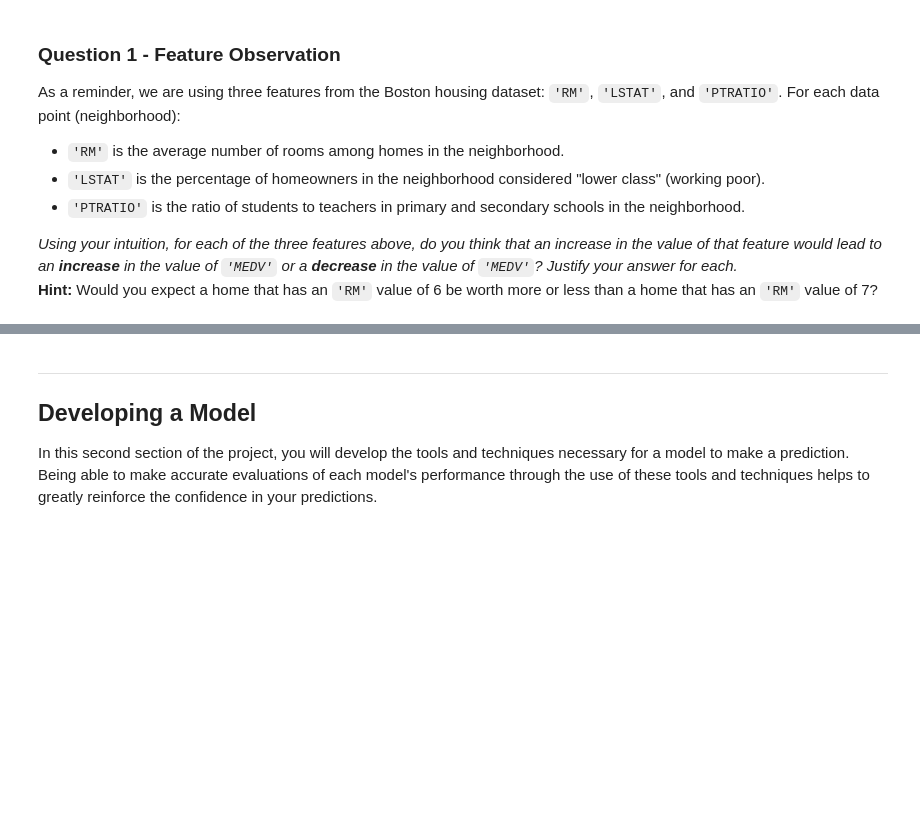
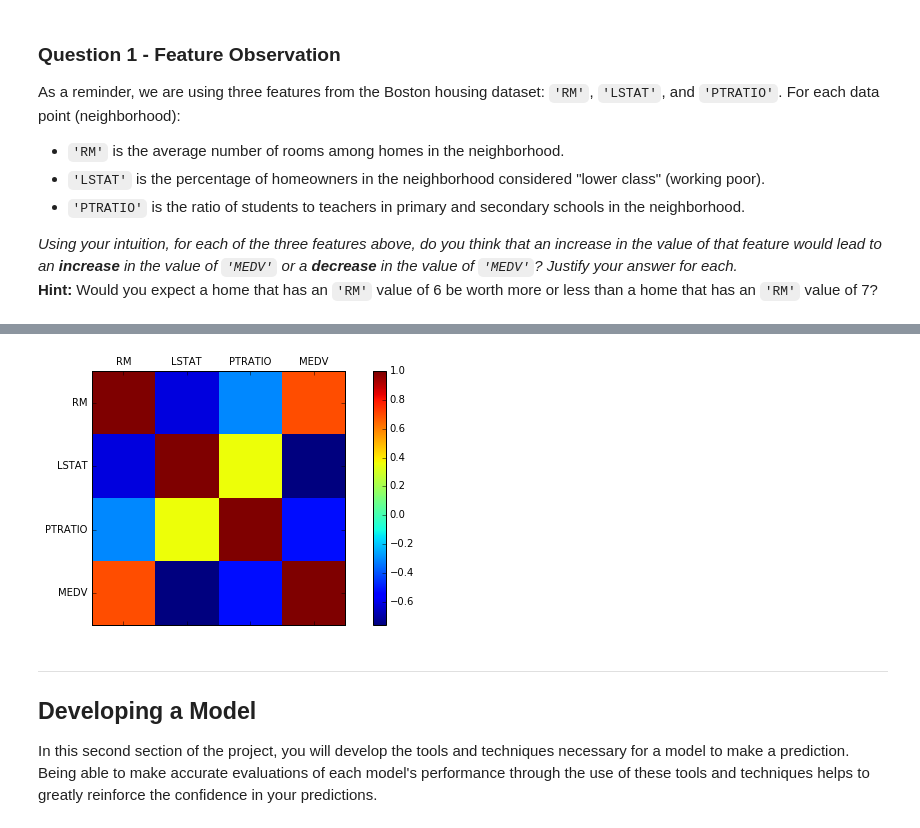
Before and after one commit to jhli973/machine-learning, a Jupyter notebook: projects/boston_housing/boston_housing.ipynb, the cells around one changed output, grey strips where cells are left out. Saved outputs shown, nothing was run; the diff lists cells and outputs as text; code cells hidden in the pictures; blank space fills up the shorter version.

```diff
--- a/projects/boston_housing/boston_housing.ipynb
+++ b/projects/boston_housing/boston_housing.ipynb
@@ -112,3 +123,22 @@ Incease in the value of PTRATIO means a teacher should teach more students, sugg
+# %%
+# plot the correlation
+import matplotlib.pyplot as plt
+%matplotlib inline
+
+def plot_correlation(df, fg_width, fg_height):
+
+    corr = df.corr()
+    fig = plt.figure(figsize=(fg_width, fg_height))
+    ax = fig.add_subplot(211)
+    cax = ax.matshow(corr, interpolation='nearest')
+
+    fig.colorbar(cax)
+    plt.xticks(range(len(corr.columns)), corr.columns)
+    plt.yticks(range(len(corr.columns)), corr.columns)
+
+plot_correlation(data, 10,10)
+# %% [output]
+[figure, added]
 # %% [markdown]
 ----
 
```
Also changed, not shown: parts of 12 cells of this notebook, 1 other file.
